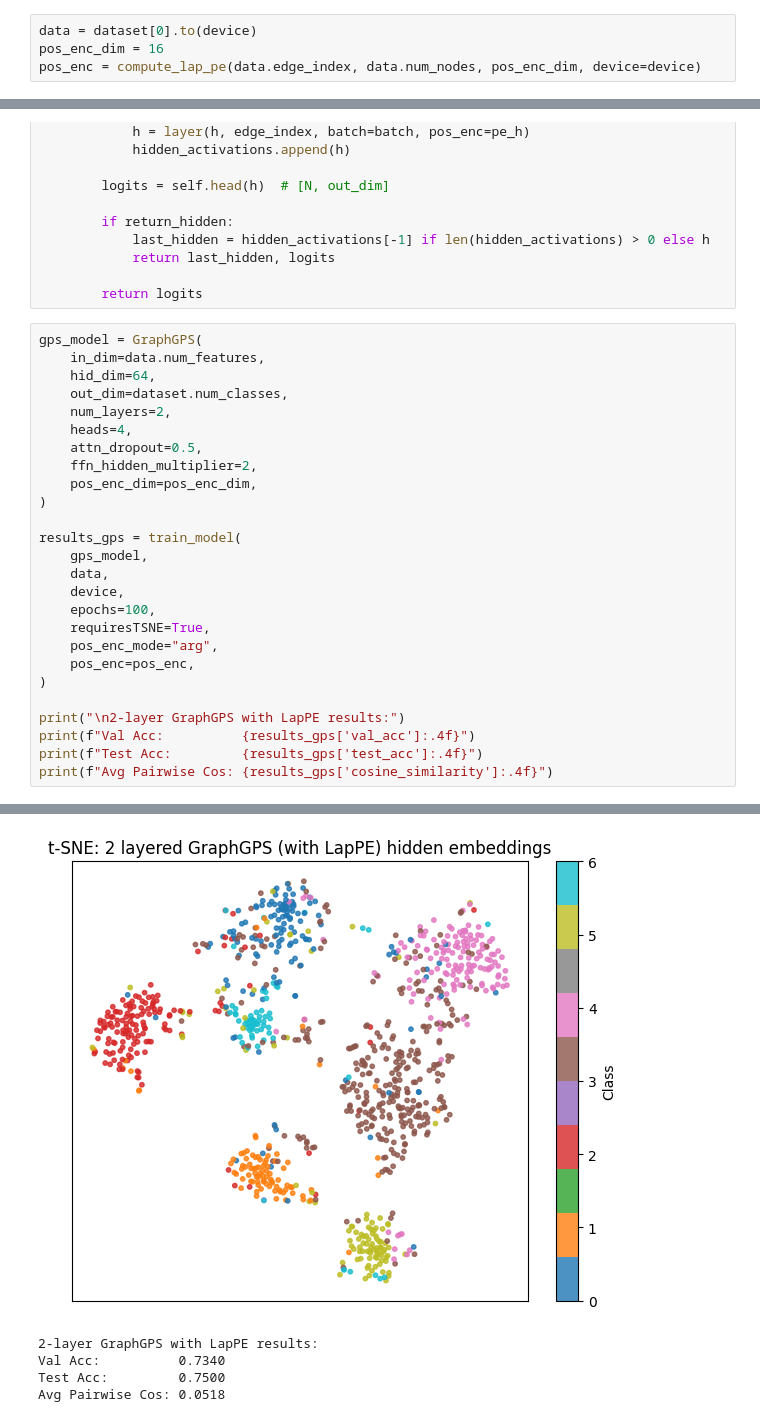
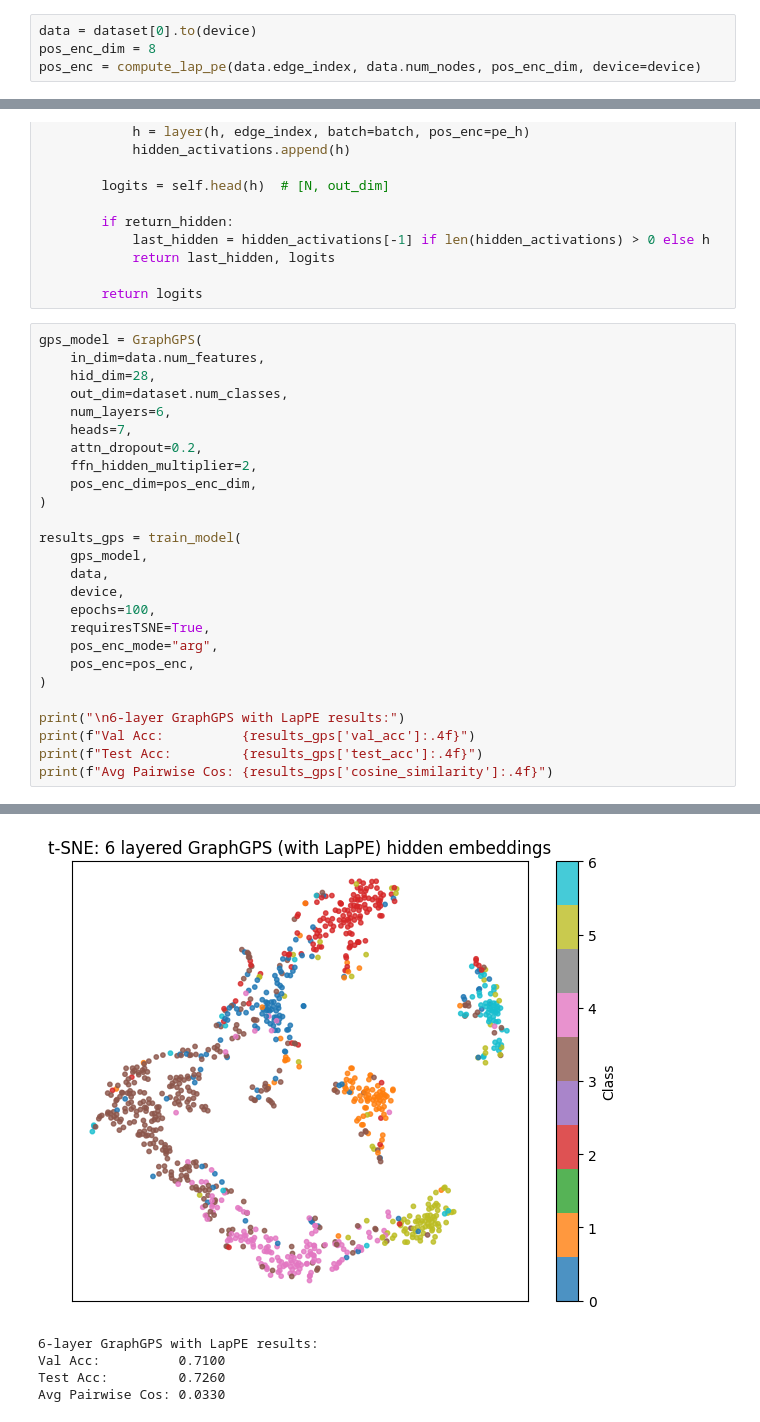
Before and after one commit to jeet1912/long_range_dependencies, a Jupyter notebook: partII.ipynb, the cells around one changed output, grey strips where cells are left out. Drawn from its saved outputs; the diff is of its cells as text.

```diff
--- a/partII.ipynb
+++ b/partII.ipynb
@@ -498,7 +498,7 @@ def compute_lap_pe(edge_index, num_nodes, k, device=None):
     return pe[:, :k]  # [N, k]
 # %%
 data = dataset[0].to(device)
-pos_enc_dim = 16
+pos_enc_dim = 8
 pos_enc = compute_lap_pe(data.edge_index, data.num_nodes, pos_enc_dim, device=device)
 # %%
 gcn_pe = GCN(
@@ -725,11 +772,11 @@ class GraphGPS(nn.Module):
 # %%
 gps_model = GraphGPS(
     in_dim=data.num_features,
-    hid_dim=64,
+    hid_dim=28,
     out_dim=dataset.num_classes,
-    num_layers=2,
-    heads=4,
-    attn_dropout=0.5,
+    num_layers=6,
+    heads=7,
+    attn_dropout=0.2,
     ffn_hidden_multiplier=2,
     pos_enc_dim=pos_enc_dim,
 )
@@ -744,7 +791,7 @@ results_gps = train_model(
     pos_enc=pos_enc,
 )
 
-print("\n2-layer GraphGPS with LapPE results:")
+print("\n6-layer GraphGPS with LapPE results:")
 print(f"Val Acc:          {results_gps['val_acc']:.4f}")
 print(f"Test Acc:         {results_gps['test_acc']:.4f}")
 print(f"Avg Pairwise Cos: {results_gps['cosine_similarity']:.4f}")
@@ -765,7 +812,7 @@ Final: Train Acc: 1.0000, Val Acc: 0.7340, Test Acc: 0.7500
-[figure, old version]
+[figure, new version]
-2-layer GraphGPS with LapPE results:
-Val Acc:          0.7340
-Test Acc:         0.7500
-Avg Pairwise Cos: 0.0518
+6-layer GraphGPS with LapPE results:
+Val Acc:          0.7100
+Test Acc:         0.7260
+Avg Pairwise Cos: 0.0330
 # %%
 print(f"2-layer GCN  - Test Acc: {results_2['test_acc']:.4f}, Cosine: {results_2['cosine_similarity']:.4f}")
```
Also changed, not shown: parts of 9 cells of this notebook.
